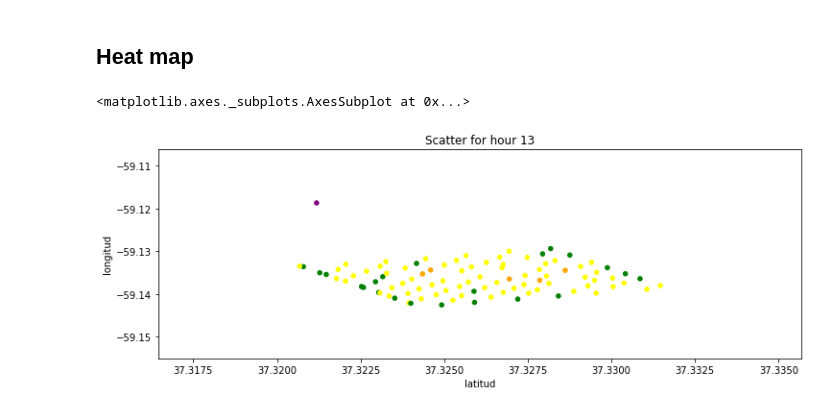
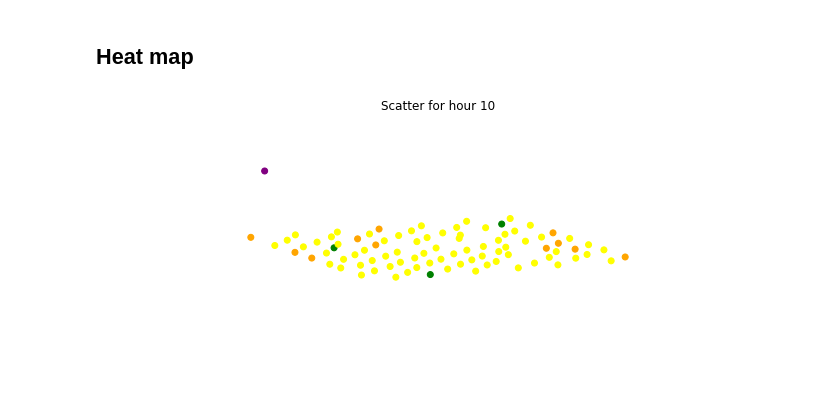
Before and after one commit to LuchoTangorra/Intelligent-parking, a Jupyter notebook: Data visualizers/Visualizer.ipynb, the cells around one changed output. Saved outputs shown, nothing was run; the diff lists cells and outputs as text; code cells hidden in the pictures; blank space fills up the shorter version.

```diff
--- a/Data visualizers/Visualizer.ipynb
+++ b/Data visualizers/Visualizer.ipynb
@@ -48,18 +126,22 @@ data = SUMO_data.copy()
 
 #Street to process...
 #From 2 to 92 without 50
-street = 2
+street = 59
 
 #Date to process...
 #Select a number from 0 to data['fecha_hora'] len.
-date_n = 2
-if date_n < len(data):
-    date = data['fecha_hora'].iloc[date_n]
-else:
-    date = data['fecha_hora'].iloc[len(data)]
+date_n = 1
 
-#Hour to process...
-#From 0 to 23
+def modif_date(data, n):
+    '''n is the number of the date (e.g. 2 is the second date in the data df)'''
+    if date_n < len(data):
+        date = data['fecha_hora'].apply(lambda x: pd.Timestamp(x).date()).drop_duplicates().iloc[date_n]
+    else:
+        date = data['fecha_hora'].apply(lambda x: pd.Timestamp(x).date()).drop_duplicates().iloc[len(data)-1]
+    return pd.Timestamp(date).date()
+
+date = modif_date(data, date_n)
+
 hour = 10
 # %% [markdown]
 ## Cuadras donde más se estaciona (SUMO)
@@ -593,6 +678,25 @@ SUMO_data'''
 .
 # %% [markdown]
 # Just ouputs
+# %%
+#DF to process...
+#You can put on data any filter you want. If you put only monday data all the graphs
+#below will be for monday values...
+data = SUMO_data.copy()
+#data = weekday_data.copy()
+#data = BD_parking_data.copy()
+
+#Street to process...
+#From 2 to 92 without 50
+street = 2
+
+#Date to process...
+date_n = 1
+date = modif_date(data, date_n)
+
+#Hour to process...
+#From 0 to 23
+hour = 10
 # %% [markdown]
 ## Ocupation per street
 # %% [markdown]
@@ -652,7 +859,11 @@ display(in_out_per_hour.loc[in_out_per_hour['id_cuadra'] == street, ['hora','in
 # %%
 scatter_data = get_data_for_scatter_graph(data,hour)
 color_data = get_color_for_scatter_graph(scatter_data)
 scatter_data.plot.scatter(x='latitud', y='longitud', c=color_data, title='Scatter for hour {}'.format(hour))
+plt.scatter(scatter_data['latitud'], scatter_data['longitud'], c=color_data)
+plt.title('Scatter for hour {}'.format(hour))
+plt.axis('off')
+#plt.legend()
+plt.show()
 # %% [output]
-<matplotlib.axes._subplots.AxesSubplot at 0x...>
-[figure, old version]
+[figure, new version]
```
Also changed, not shown: parts of 42 cells of this notebook.
